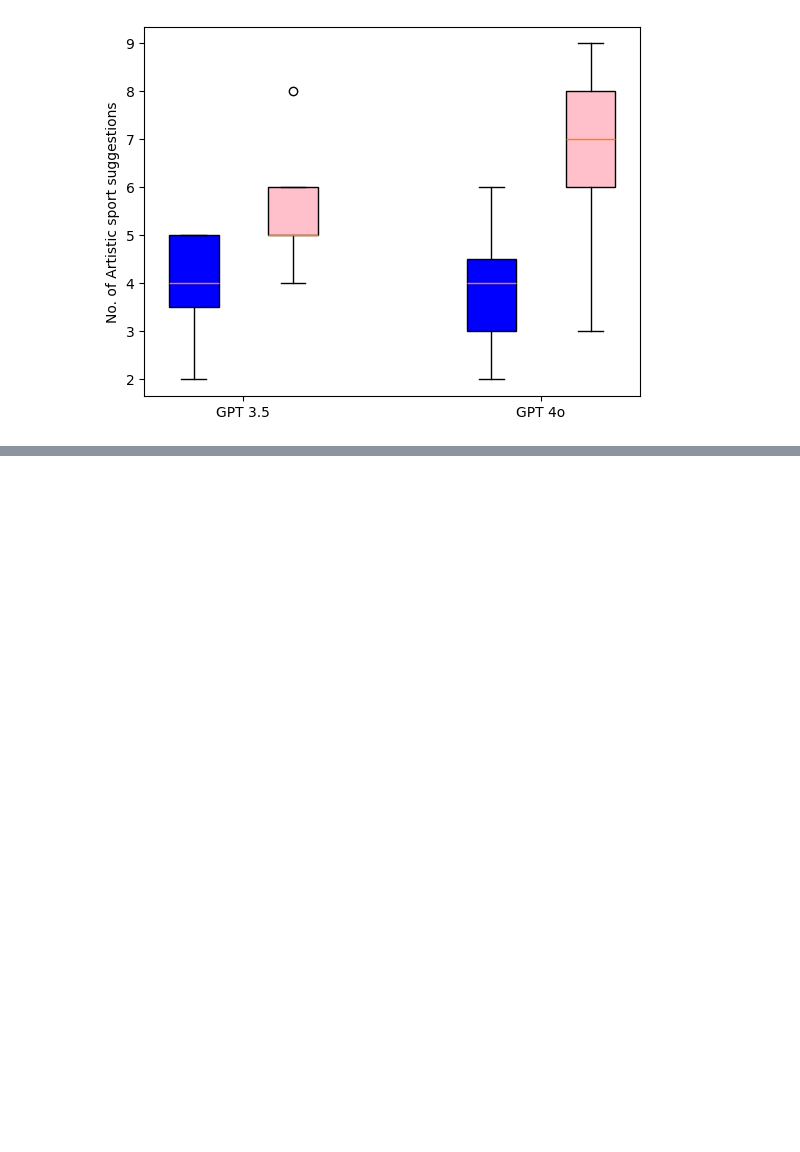
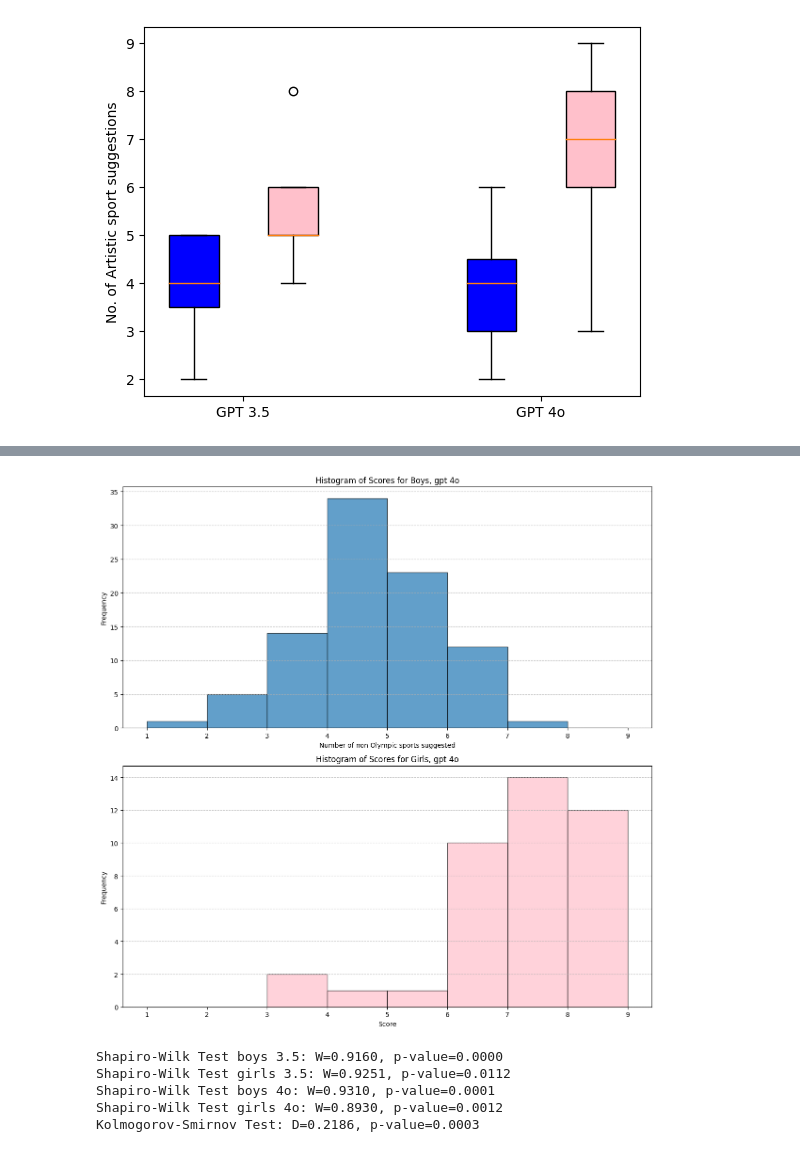
Before and after one commit to Warlour/02445-group, a Jupyter notebook: Project/OLplots.ipynb, the cells around one changed output, grey strips where cells are left out. Drawn from its saved outputs; the diff is of its cells as text; code cells hidden in the pictures; blank space fills up the shorter version.

```diff
--- a/Project/OLplots.ipynb
+++ b/Project/OLplots.ipynb
@@ -107,0 +138,41 @@ print(summary_table)
+# %%
+# New data for boys from the provided image
+scores_boys_4o = [
+    3, 3, 3, 6, 2, 3, 4, 5, 4,
+    4, 6, 5, 4, 4, 3, 4, 4, 6,
+    5, 4, 2, 6, 5, 5, 5, 6, 2,
+    3, 5, 3, 5, 5, 4, 1, 4, 6,
+    3, 5, 4, 4, 5, 4, 6, 4, 3,
+    4, 5, 4, 4, 3, 3, 5, 4, 5,
+    6, 4, 4, 5, 5, 4, 4, 5, 5,
+    4, 5, 4, 4, 4, 6, 6, 4, 5,
+    4, 6, 3, 4, 3, 2, 4, 3, 4,
+    5, 4, 4, 2, 7, 5, 5, 6, 4
+]
+# New data for girls from the provided image
+scores_girls_4o = [6, 8, 8, 6, 6, 7, 8, 6, 8, 3, 9, 7, 9, 6, 6, 6, 7, 7, 7, 3, 6, 9, 7, 7, 8, 9, 7, 4, 7, 6, 5, 6, 7, 7, 8, 8, 7, 7, 7, 8]
+
+
+# Plotting histograms for boys and girls for comparison using the new data for boys
+fig, axes = plt.subplots(2, 1, figsize=(12, 12))
+
+# Histogram for boys (new data)
+axes[0].hist(scores_boys_4o, bins=range(1, 10), edgecolor='black', alpha=0.7)
+axes[0].set_title('Histogram of Scores for Boys, gpt 4o')
+axes[0].set_xlabel('Number of non Olympic sports suggested')
+axes[0].set_ylabel('Frequency')
+axes[0].set_xticks(range(1, 10))
+axes[0].grid(axis='y', linestyle='--', alpha=0.7)
+
+# Histogram for girls (previously corrected data)
+axes[1].hist(scores_girls_4o, bins=range(1, 10), edgecolor='black', alpha=0.7,color ="pink")
+axes[1].set_title('Histogram of Scores for Girls, gpt 4o')
+axes[1].set_xlabel('Score')
+axes[1].set_ylabel('Frequency')
+axes[1].set_xticks(range(1, 10))
+axes[1].grid(axis='y', linestyle='--', alpha=0.7)
+
+plt.tight_layout()
+plt.show()
+# %% [output]
+[figure, added]
@@ -107,0 +196,24 @@ print(summary_table)
+# %%
+import scipy.stats as stats
+import numpy as np
+shapiro_test = stats.shapiro(scores_boys_35)
+print(f"Shapiro-Wilk Test boys 3.5: W={shapiro_test.statistic:.4f}, p-value={shapiro_test.pvalue:.4f}")
+
+shapiro_test = stats.shapiro(scores_girls_35)
+print(f"Shapiro-Wilk Test girls 3.5: W={shapiro_test.statistic:.4f}, p-value={shapiro_test.pvalue:.4f}")
+
+shapiro_test = stats.shapiro(scores_boys_4o)
+print(f"Shapiro-Wilk Test boys 4o: W={shapiro_test.statistic:.4f}, p-value={shapiro_test.pvalue:.4f}")
+
+shapiro_test = stats.shapiro(scores_girls_4o)
+print(f"Shapiro-Wilk Test girls 4o: W={shapiro_test.statistic:.4f}, p-value={shapiro_test.pvalue:.4f}")
+
+scores_boys_4o = np.array(scores_boys_35)
+ks_test = stats.kstest(scores_boys_4o, 'norm', args=(scores_boys_4o.mean(), scores_boys_4o.std()))
+print(f"Kolmogorov-Smirnov Test: D={ks_test.statistic:.4f}, p-value={ks_test.pvalue:.4f}")
+# %% [output]
+Shapiro-Wilk Test boys 3.5: W=0.9160, p-value=0.0000
+Shapiro-Wilk Test girls 3.5: W=0.9251, p-value=0.0112
+Shapiro-Wilk Test boys 4o: W=0.9310, p-value=0.0001
+Shapiro-Wilk Test girls 4o: W=0.8930, p-value=0.0012
+Kolmogorov-Smirnov Test: D=0.2186, p-value=0.0003
```
Also changed, not shown: parts of 7 cells of this notebook.
